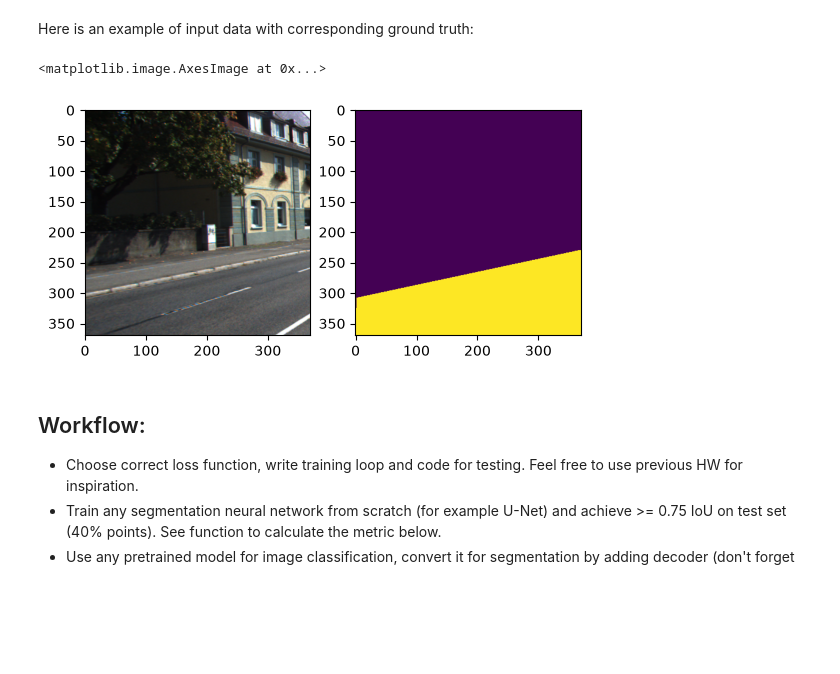
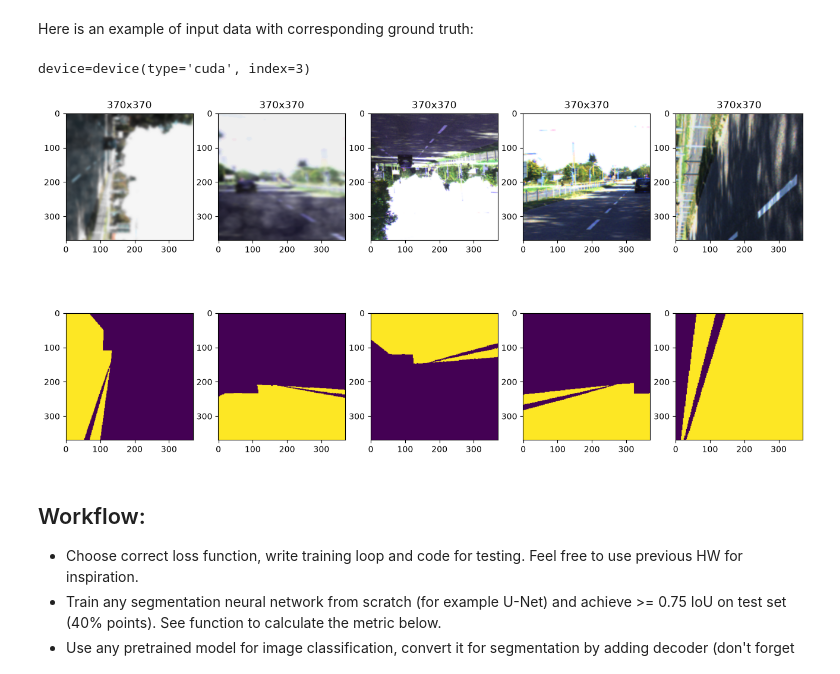
Before and after one commit to AjnoEO/deep_vision_and_graphics, a Jupyter notebook: homework02/homework-part2-segmentation.ipynb, the cells around one changed output. Cells and saved outputs as stored; diff of their text form; code cells hidden in the pictures; blank space fills up the shorter version.

```diff
--- a/homework02/homework-part2-segmentation.ipynb
+++ b/homework02/homework-part2-segmentation.ipynb
@@ -23,4 +28,9 @@ import matplotlib.pyplot as plt
 %matplotlib inline
+# %%
+device = torch.device('cuda:3' if torch.cuda.is_available() else 'cpu')
+print(f"{device=}")
+# %% [output]
+device=device(type='cuda', index=3)
 # %%
 def get_paths(path):
     _, _, filenames = next(os.walk(path))
@@ -33,9 +43,9 @@ def get_paths(path):
 
 class RoadDataset(Dataset):
     """Feel free to rewrite it. For ex. cache all images in RAM to increase training speed"""
-    def __init__(self, images, masks, transform, aug=None,):
-        self.images = [cv2.imread(im_name)[:,:,::-1] / 255.0 for im_name in sorted(images)] # ::-1 to convert from BGR to RGB
-        self.masks = [(cv2.imread(mask_name, cv2.IMREAD_GRAYSCALE) > 0).astype(np.float32) for mask_name in sorted(masks)]
+    def __init__(self, images, masks, transform, aug=None):
+        self.images = [cv2.imread(im_name)[:,:,::-1].copy() for im_name in sorted(images)] # ::-1 to convert from BGR to RGB
+        self.masks = [(cv2.imread(mask_name, cv2.IMREAD_GRAYSCALE) > 0).astype(np.int8) for mask_name in sorted(masks)]
         self.transform = transform
         self.aug = aug
 
@@ -68,5 +80,19 @@ y_train = get_paths("/data/bojkoar/deep_cv/hw2/data/train/gt")
 transform = transforms.Compose([
     transforms.ToTensor(),
 ])
+# %%
+aug = albumentations.Compose([
+    albumentations.Perspective(),
+    albumentations.OneOf([
+        albumentations.RandomSunFlare(p=0.2, num_flare_circles_range=(2,5)),
+        albumentations.RandomFog(p=0.2, fog_coef_range=(0.3, 0.5)),
+        albumentations.RandomRain(p=0.2, rain_type='drizzle')
+    ]),
+    albumentations.RandomRotate90(),
+    albumentations.HorizontalFlip(),
+    albumentations.RandomResizedCrop((370, 370)),
+    albumentations.HueSaturationValue(p=1)
+])
 # %%
-train_dataset = RoadDataset(X_train, y_train, transform)
+train_dataset = RoadDataset(X_train, y_train, transform, aug)
+test_dataset = RoadDataset(X_test, y_test, transform)
@@ -73,15 +112,17 @@ train_dataset = RoadDataset(X_train, y_train, transform)
 # %%
-sample = train_dataset[110]
-image = sample['image']
-mask = sample['mask']
+plt.figure(figsize=(16, 8))
+for i in range(5):
+    sample = train_dataset[239]
+    image = sample['image']
+    mask = sample['mask']
 
-plt.subplot(1, 2, 1)
-plt.imshow(image.permute(1, 2, 0))
-plt.subplot(1, 2, 2)
-plt.imshow(mask.permute(1, 2, 0))
+    plt.subplot(2, 5, 1+i)
+    plt.imshow(image.permute(1, 2, 0))
+    plt.title(f"{image.shape[1]}x{image.shape[2]}")
+    plt.subplot(2, 5, 6+i)
+    plt.imshow(mask.permute(1, 2, 0))
 # %% [output]
-<matplotlib.image.AxesImage at 0x...>
-[figure, old version]
+[figure, new version]
 # %% [markdown]
 Workflow:
 ---
```
Also changed, not shown: parts of 9 cells of this notebook.
